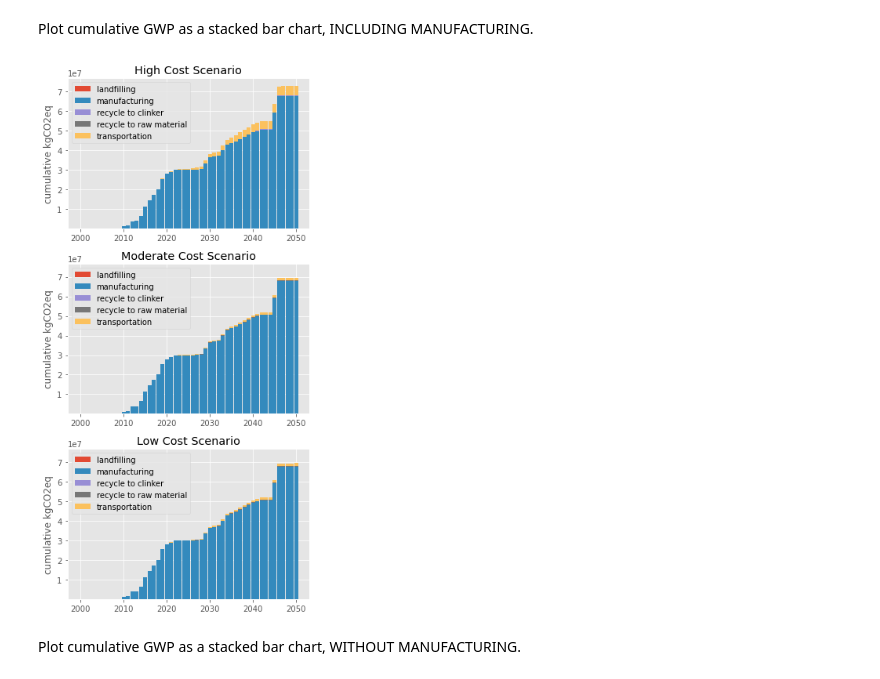
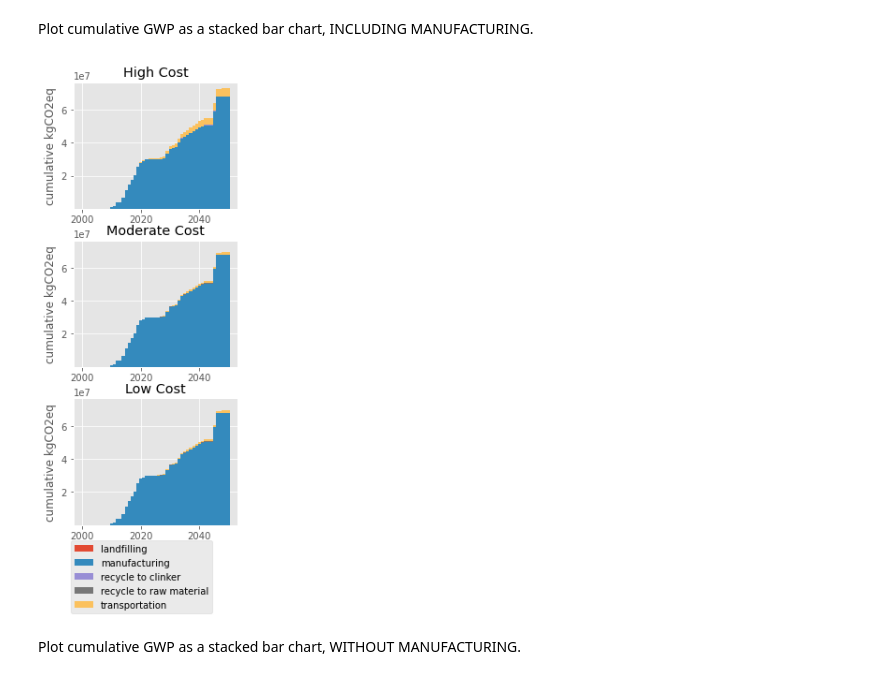
Before and after one commit to shirubana/celavi, a Jupyter notebook: notebooks/CELAVI-Figures.ipynb, the cells around one changed output. Saved outputs shown, nothing was run; the diff lists cells and outputs as text; code cells hidden in the pictures.

Commit message:
figure changes for revision 1

```diff
--- a/notebooks/CELAVI-Figures.ipynb
+++ b/notebooks/CELAVI-Figures.ipynb
@@ -203,13 +222,16 @@ gwp_cm_bau = gwp_cm.loc[(gwp_cm['scenario']=='bau')]
 gwp_cm_mc = gwp_cm.loc[(gwp_cm['scenario']=='mc')]
 gwp_cm_hc = gwp_cm.loc[(gwp_cm['scenario']=='hc')]
 
-fig = plt.figure(figsize=(5, 10))
+width_mm = 80.0
+in_to_mm = 0.0393701
+
+fig = plt.figure(figsize=(width_mm * in_to_mm, 9))
 
 bauimp = fig.add_subplot(3, 1, 1)
 mcimp = fig.add_subplot(3, 1, 2, sharex=bauimp, sharey=bauimp)
 hcimp = fig.add_subplot(3, 1, 3, sharex=bauimp, sharey=bauimp)
 
-impbar_width=0.9
+impbar_width=1
 
 ## Create BAU Plot ##
 for j in gwp_cm_bau.stage.unique():
@@ -234,39 +256,46 @@ for j in gwp_cm_mc.stage.unique():
         mcimp.bar(x_axis, bar_heights, label=j,width=impbar_width)
         bar_bottom = bar_heights
 
     else:
         mcimp.bar(x_axis, bar_heights, bottom=bar_bottom, label=j,width=impbar_width)
         bar_bottom = np.add(bar_bottom, bar_heights)
 
 ## Create HC Plot ##
 for j in gwp_cm_hc.stage.unique():
     bar_heights = gwp_cm_hc.loc[(gwp_cm_hc['stage']==j), 'gwp'].values
 
     # if no stages have been plotted yet,
     if j == gwp_cm_hc.stage.unique()[0]:
         hcimp.bar(x_axis, bar_heights, label=j,width=impbar_width)
         bar_bottom = bar_heights
 
     else:
         hcimp.bar(x_axis, bar_heights, bottom=bar_bottom, label=j,width=impbar_width)
         bar_bottom = np.add(bar_bottom, bar_heights)
 
 
-bauimp.legend()
-mcimp.legend()
-hcimp.legend()
+labels = ['landfilling', 'manufacturing', 'recycle to clinker',
+         'recycle to raw material', 'transportation']
+
+fig.legend([bauimp, mcimp, hcimp],
+          labels=labels,
+          loc='lower center')
+
+#plt.subplots_adjust(top=0.6)
+
 
 #bauimp.set_xlim([2010,2050])
 
 bauimp.set_ylabel('cumulative kgCO2eq')
 mcimp.set_ylabel('cumulative kgCO2eq')
 hcimp.set_ylabel('cumulative kgCO2eq')
 
-bauimp.set_title('High Cost Scenario')
-mcimp.set_title("Moderate Cost Scenario")
-hcimp.set_title('Low Cost Scenario')
+bauimp.set_title('High Cost')
+mcimp.set_title("Moderate Cost")
+hcimp.set_title('Low Cost')
 
-plt.tight_layout()
+plt.subplots_adjust(bottom=0.15, hspace=0.25)
+#plt.tight_layout()
 # %% [output]
-[figure, old version]
+[figure, new version]
 # %%
```
Also changed, not shown: parts of 20 cells of this notebook.
